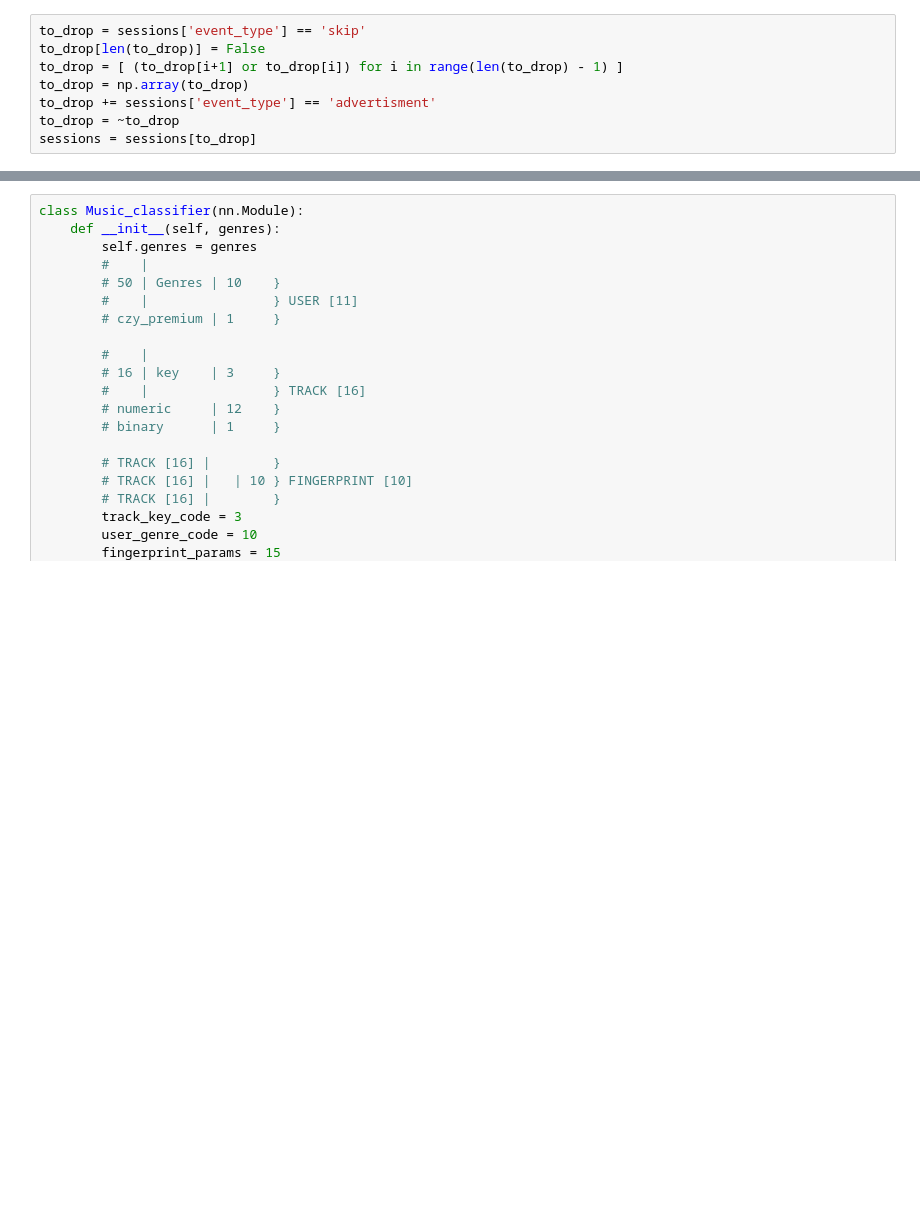
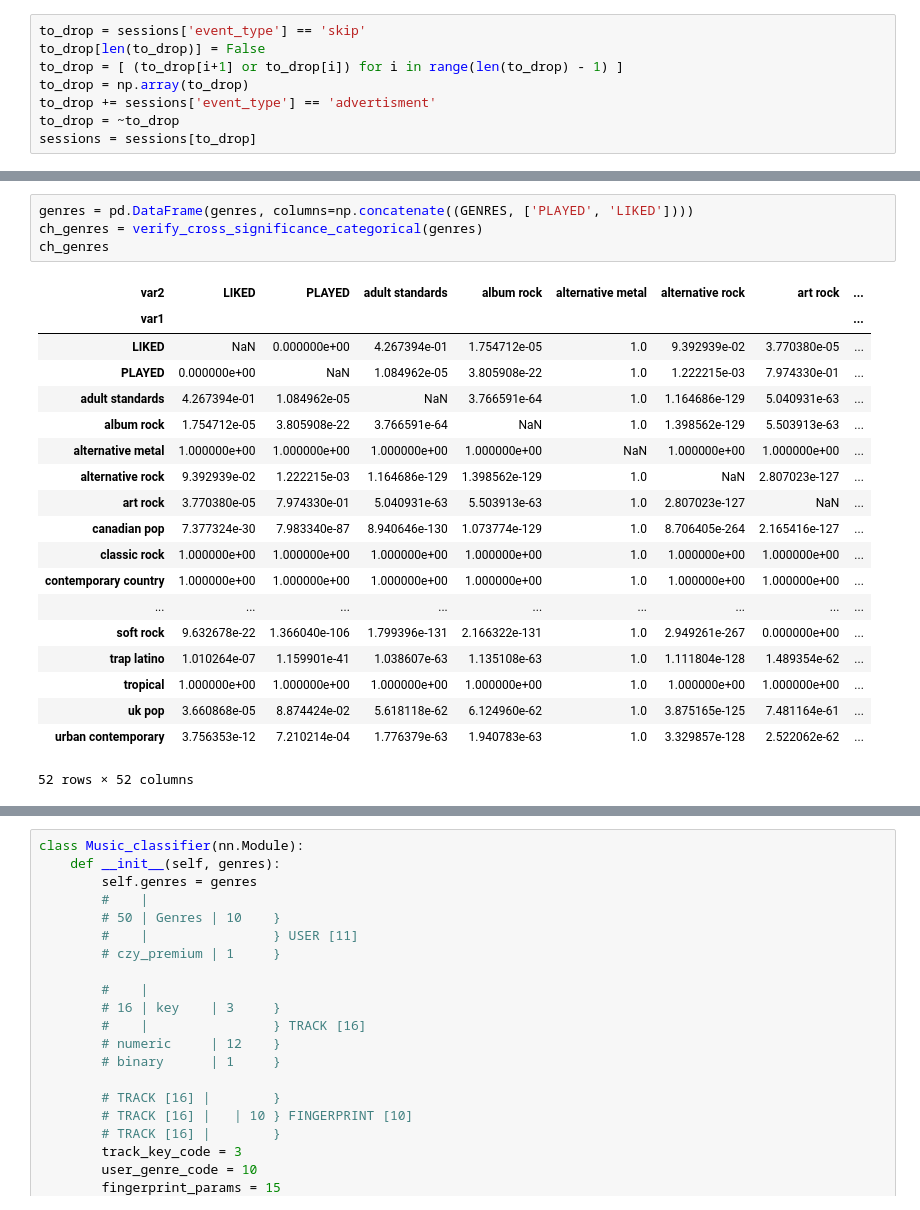
Before and after one commit to RichardStaszkiewicz/WUT-IUM-PROJECT-Music-Recommender-System, a Jupyter notebook: microservice/src/notebooks/recommender_system/model_2_classifier/classifier_music.ipynb, the cells around one changed output, grey strips where cells are left out. Drawn from its saved outputs; the diff is of its cells as text; blank space fills up the shorter version.

```diff
--- a/microservice/src/notebooks/recommender_system/model_2_classifier/classifier_music.ipynb
+++ b/microservice/src/notebooks/recommender_system/model_2_classifier/classifier_music.ipynb
@@ -98,0 +195,24 @@ tracks.head()
+# %%
+genres = pd.DataFrame(genres, columns=np.concatenate((GENRES, ['PLAYED', 'LIKED'])))
+ch_genres = verify_cross_significance_categorical(genres)
+ch_genres
+# %% [output]
+| var2 | LIKED | PLAYED | adult standards | album rock | alternative metal | alternative rock | art rock | ... |
+| var1 |  |  |  |  |  |  |  | ... |
+| LIKED | NaN | 0.000000e+00 | 4.267394e-01 | 1.754712e-05 | 1.0 | 9.392939e-02 | 3.770380e-05 | ... |
+| PLAYED | 0.000000e+00 | NaN | 1.084962e-05 | 3.805908e-22 | 1.0 | 1.222215e-03 | 7.974330e-01 | ... |
+| adult standards | 4.267394e-01 | 1.084962e-05 | NaN | 3.766591e-64 | 1.0 | 1.164686e-129 | 5.040931e-63 | ... |
+| album rock | 1.754712e-05 | 3.805908e-22 | 3.766591e-64 | NaN | 1.0 | 1.398562e-129 | 5.503913e-63 | ... |
+| alternative metal | 1.000000e+00 | 1.000000e+00 | 1.000000e+00 | 1.000000e+00 | NaN | 1.000000e+00 | 1.000000e+00 | ... |
+| alternative rock | 9.392939e-02 | 1.222215e-03 | 1.164686e-129 | 1.398562e-129 | 1.0 | NaN | 2.807023e-127 | ... |
+| art rock | 3.770380e-05 | 7.974330e-01 | 5.040931e-63 | 5.503913e-63 | 1.0 | 2.807023e-127 | NaN | ... |
+| canadian pop | 7.377324e-30 | 7.983340e-87 | 8.940646e-130 | 1.073774e-129 | 1.0 | 8.706405e-264 | 2.165416e-127 | ... |
+| classic rock | 1.000000e+00 | 1.000000e+00 | 1.000000e+00 | 1.000000e+00 | 1.0 | 1.000000e+00 | 1.000000e+00 | ... |
+| contemporary country | 1.000000e+00 | 1.000000e+00 | 1.000000e+00 | 1.000000e+00 | 1.0 | 1.000000e+00 | 1.000000e+00 | ... |
+| ... | ... | ... | ... | ... | ... | ... | ... | ... |
+| soft rock | 9.632678e-22 | 1.366040e-106 | 1.799396e-131 | 2.166322e-131 | 1.0 | 2.949261e-267 | 0.000000e+00 | ... |
+| trap latino | 1.010264e-07 | 1.159901e-41 | 1.038607e-63 | 1.135108e-63 | 1.0 | 1.111804e-128 | 1.489354e-62 | ... |
+| tropical | 1.000000e+00 | 1.000000e+00 | 1.000000e+00 | 1.000000e+00 | 1.0 | 1.000000e+00 | 1.000000e+00 | ... |
+| uk pop | 3.660868e-05 | 8.874424e-02 | 5.618118e-62 | 6.124960e-62 | 1.0 | 3.875165e-125 | 7.481164e-61 | ... |
+| urban contemporary | 3.756353e-12 | 7.210214e-04 | 1.776379e-63 | 1.940783e-63 | 1.0 | 3.329857e-128 | 2.522062e-62 | ... |
+52 rows × 52 columns
```
Also changed, not shown: parts of 47 cells of this notebook.
